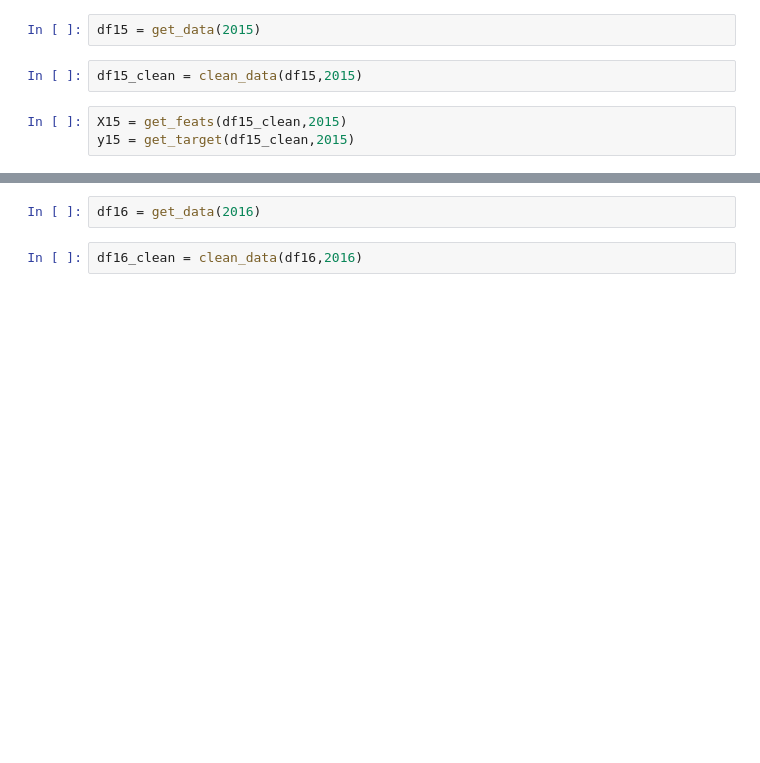
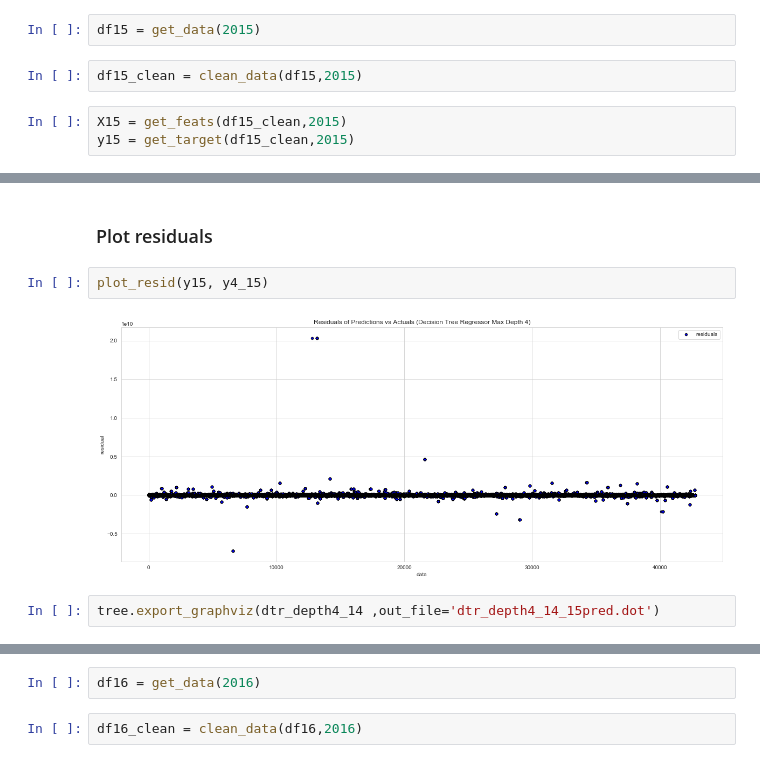
Before and after one commit to LindseyMoser/DSI_Capstone_B, a Jupyter notebook: 1_Data/Model_RegressionTree_fromscript_train14_test1516.ipynb, the cells around one changed output, grey strips where cells are left out. Drawn from its saved outputs; the diff is of its cells as text; blank space fills up the shorter version.

```diff
--- a/1_Data/Model_RegressionTree_fromscript_train14_test1516.ipynb
+++ b/1_Data/Model_RegressionTree_fromscript_train14_test1516.ipynb
@@ -57,0 +105,8 @@ Max Depth 4: 0.9607402779492079
+# %% [markdown]
+<h3>Plot residuals</h3>
+# %%
+plot_resid(y15, y4_15)
+# %% [output]
+[figure, added]
+# %%
+tree.export_graphviz(dtr_depth4_14 ,out_file='dtr_depth4_14_15pred.dot')
```
Also changed, not shown: parts of 36 cells of this notebook, 2 other files.
